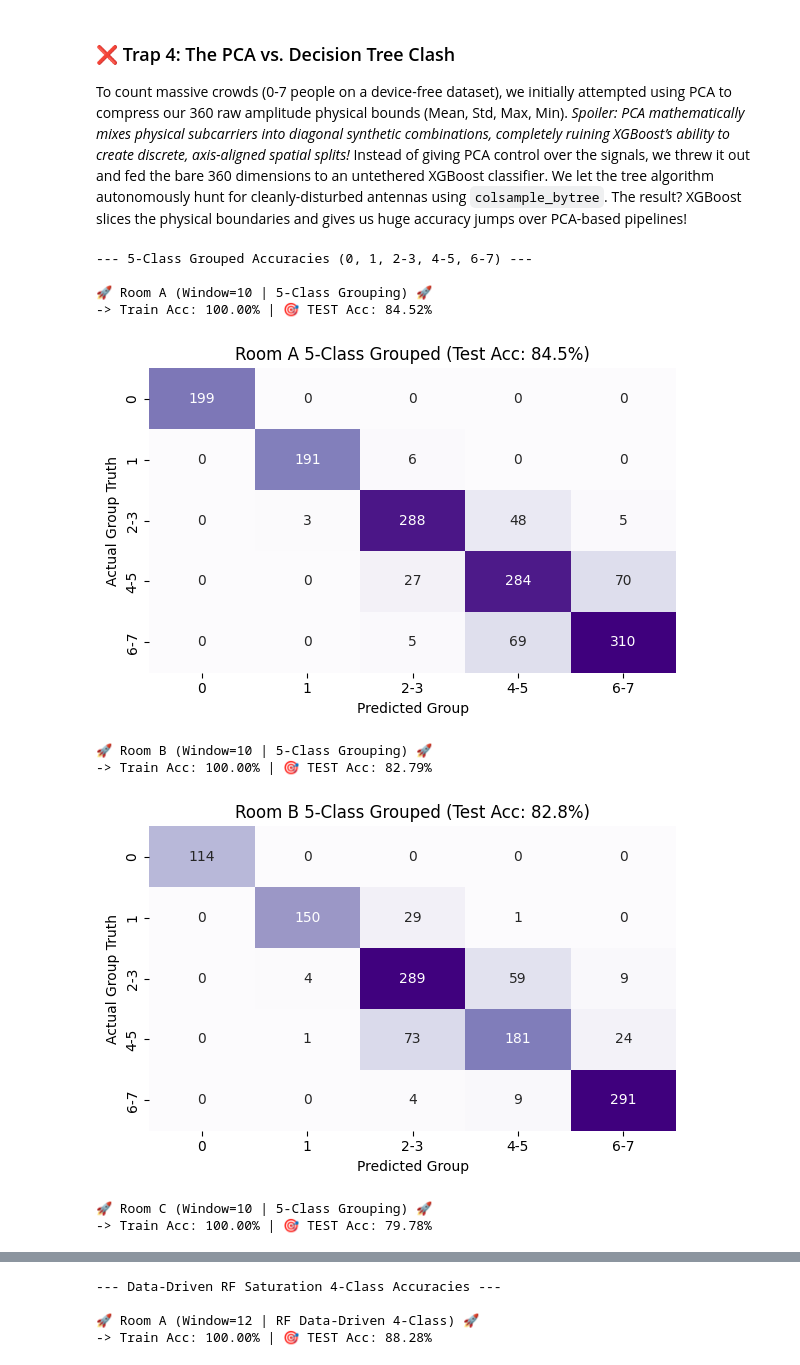
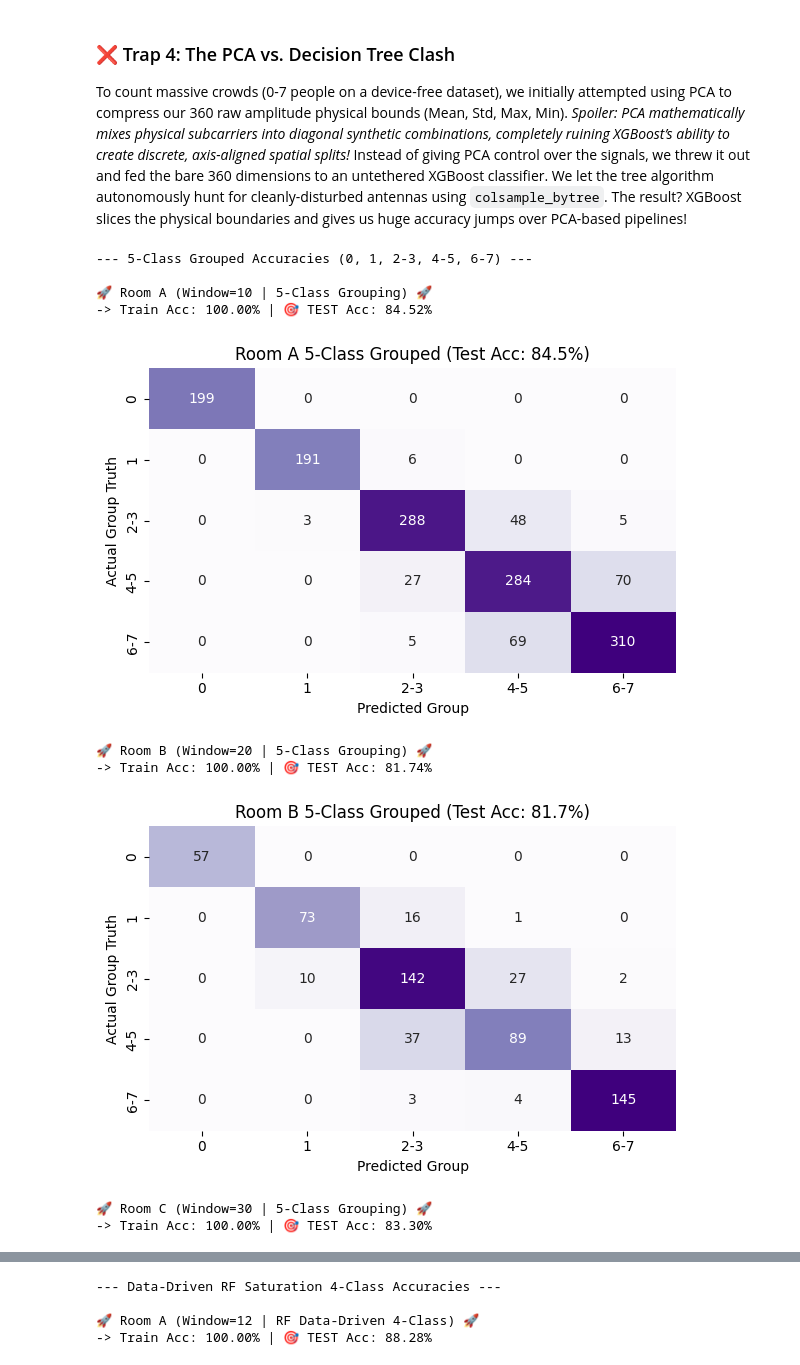
Before and after one commit to Shreyas-Mohan/wct-project, a Jupyter notebook: Notebooks/Tier3_Capacity_Scaling_DeviceFree.ipynb, the cells around one changed output, grey strips where cells are left out. Drawn from its saved outputs; the diff is of its cells as text; code cells hidden in the pictures.

```diff
--- a/Notebooks/Tier3_Capacity_Scaling_DeviceFree.ipynb
+++ b/Notebooks/Tier3_Capacity_Scaling_DeviceFree.ipynb
@@ -508,37 +639,37 @@ def train_and_test_grouped_xgboost(room_name, window_size=10):
 
     y_pred = xgb_model.predict(X_test_scaled)
     test_acc = accuracy_score(y_test, y_pred)
 
     print(f"-> Train Acc: {train_acc * 100:.2f}% | 🎯 TEST Acc: {test_acc * 100:.2f}%")
 
     # Class names for plot labels
     class_names = ['0', '1', '2-3', '4-5', '6-7']
 
     plt.figure(figsize=(6, 4))
     cm = confusion_matrix(y_test, y_pred)
     sns.heatmap(cm, annot=True, fmt='d', cmap='Purples', cbar=False,
                 xticklabels=class_names, yticklabels=class_names)
     plt.title(f'{room_name} 5-Class Grouped (Test Acc: {test_acc * 100:.1f}%)', fontsize=12)
     plt.xlabel('Predicted Group')
     plt.ylabel('Actual Group Truth')
     plt.tight_layout()
     plt.show()
 
     return xgb_model, scaler
 
 # Testing the new grouping approach
 print("--- 5-Class Grouped Accuracies (0, 1, 2-3, 4-5, 6-7) ---")
 grouped_model_A, grouped_scaler_A = train_and_test_grouped_xgboost("Room A", window_size=10)
-grouped_model_B, grouped_scaler_B = train_and_test_grouped_xgboost("Room B", window_size=10)
-grouped_model_C, grouped_scaler_C = train_and_test_grouped_xgboost("Room C", window_size=10)
+grouped_model_B, grouped_scaler_B = train_and_test_grouped_xgboost("Room B", window_size=20)
+grouped_model_C, grouped_scaler_C = train_and_test_grouped_xgboost("Room C", window_size=30)
 # %% [output]
 --- 5-Class Grouped Accuracies (0, 1, 2-3, 4-5, 6-7) ---
 
 🚀 Room A (Window=10 | 5-Class Grouping) 🚀
 -> Train Acc: 100.00% | 🎯 TEST Acc: 84.52%
 [figure]
-🚀 Room B (Window=10 | 5-Class Grouping) 🚀
--> Train Acc: 100.00% | 🎯 TEST Acc: 82.79%
+🚀 Room B (Window=20 | 5-Class Grouping) 🚀
+-> Train Acc: 100.00% | 🎯 TEST Acc: 81.74%
-[figure, old version]
+[figure, new version]
-🚀 Room C (Window=10 | 5-Class Grouping) 🚀
--> Train Acc: 100.00% | 🎯 TEST Acc: 79.78%
+🚀 Room C (Window=30 | 5-Class Grouping) 🚀
+-> Train Acc: 100.00% | 🎯 TEST Acc: 83.30%
```
Also changed, not shown: parts of 8 cells of this notebook, 6 other files.
